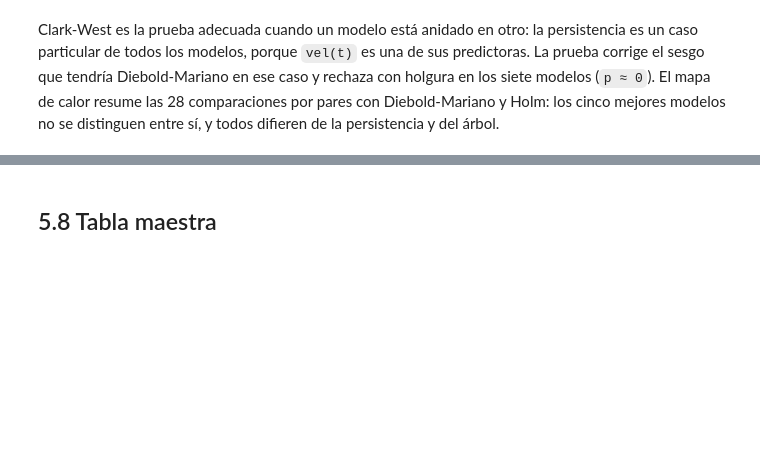
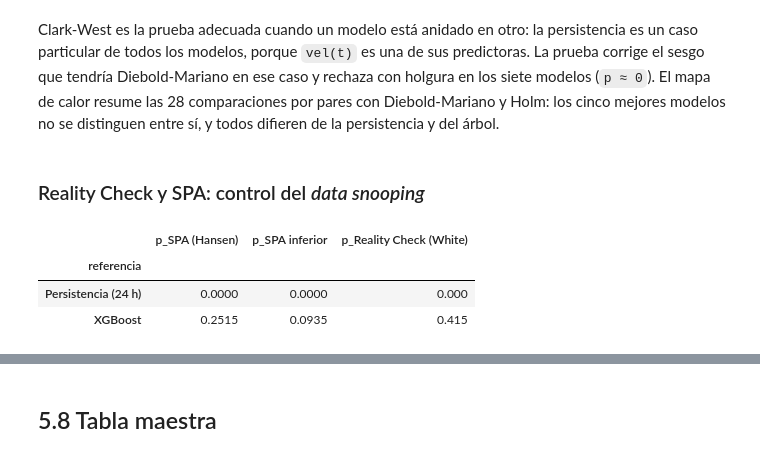
Before and after one commit to yuryenr-ui/entregable1-viento, a Jupyter notebook: entregable3.ipynb, the cells around one changed output, grey strips where cells are left out. Cells and saved outputs as stored; diff of their text form; code cells hidden in the pictures; blank space fills up the shorter version.

Commit message:
Entregable 3: agregar Reality Check y SPA de Hansen (sección 5.7)
Co-Authored-By: Claude Opus 5.5 <noreply@anthropic.com>

```diff
--- a/entregable3.ipynb
+++ b/entregable3.ipynb
@@ -1008,3 +1008,17 @@ particular de todos los modelos, porque `vel(t)` es una de sus predictoras. La p
 tendría Diebold-Mariano en ese caso y rechaza con holgura en los siete modelos (`p ≈ 0`). El mapa de calor resume
 las 28 comparaciones por pares con Diebold-Mariano y Holm: los cinco mejores modelos no se distinguen entre sí, y
 todos difieren de la persistencia y del árbol.
+# %% [markdown]
+### Reality Check y SPA: control del *data snooping*
+# %%
+# H0: ningún modelo alternativo tiene menor pérdida esperada que la referencia, teniendo en cuenta que se probaron varios
+spa = pd.DataFrame({
+    "Persistencia (24 h)": ev.spa(L["Persistencia (24 h)"], L[list(orden_modelos)]),
+    MEJOR: ev.spa(L[MEJOR], L[[m for m in orden_modelos if m != MEJOR]])}).T
+spa.index.name = "referencia"
+spa.round(4)
+# %% [output]
+|  | p_SPA (Hansen) | p_SPA inferior | p_Reality Check (White) |
+| referencia |  |  |  |
+| Persistencia (24 h) | 0.0000 | 0.0000 | 0.000 |
+| XGBoost | 0.2515 | 0.0935 | 0.415 |
```
Also changed, not shown: parts of 4 cells of this notebook, 2 other files.
